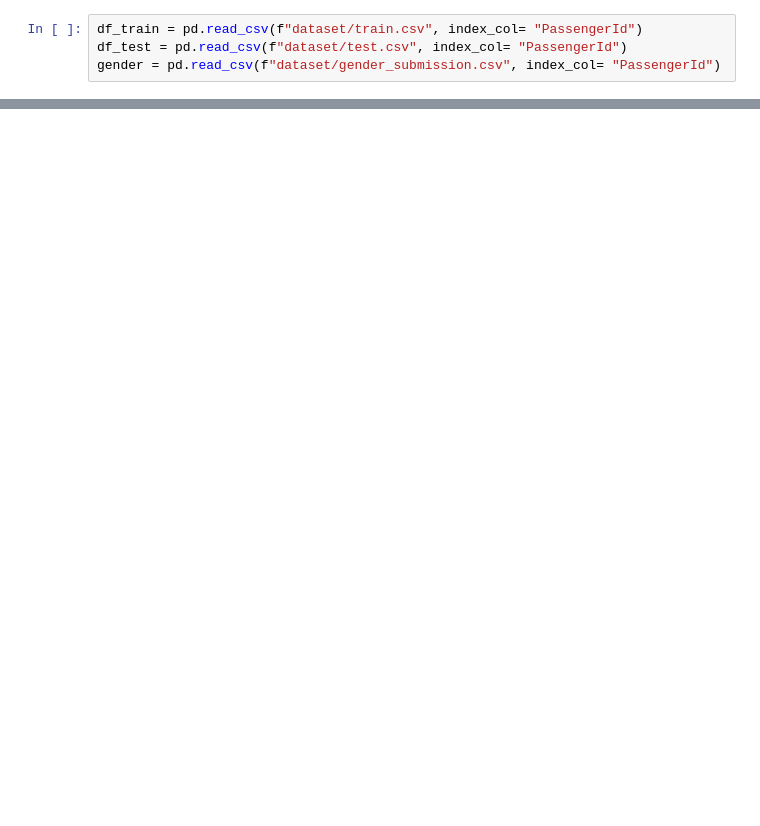
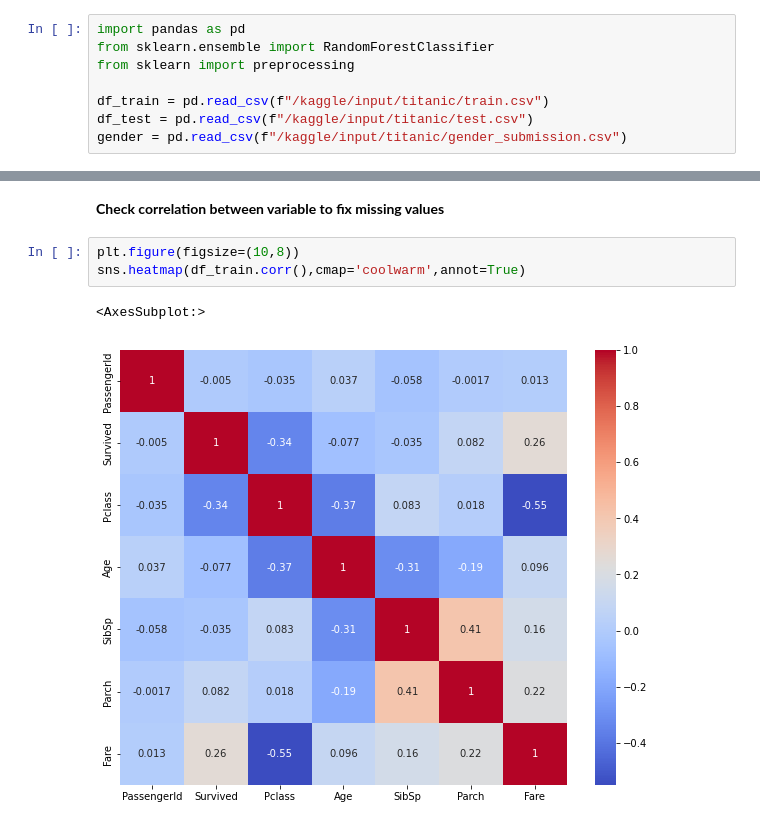
Before and after one commit to ivanvaccarics/kaggle-titanic, a Jupyter notebook: main.ipynb, the cells around one changed output, grey strips where cells are left out. Cells and saved outputs as stored; diff of their text form; blank space fills up the shorter version.

Commit message:
Draft kaggle submission

```diff
--- a/main.ipynb
+++ b/main.ipynb
@@ -10,7 +34,11 @@ from sklearn.metrics import accuracy_score
 # %%
-df_train = pd.read_csv(f"dataset/train.csv", index_col= "PassengerId")
-df_test = pd.read_csv(f"dataset/test.csv", index_col= "PassengerId")
-gender = pd.read_csv(f"dataset/gender_submission.csv", index_col= "PassengerId")
+import pandas as pd
+from sklearn.ensemble import RandomForestClassifier
+from sklearn import preprocessing
+
+df_train = pd.read_csv(f"/kaggle/input/titanic/train.csv")
+df_test = pd.read_csv(f"/kaggle/input/titanic/test.csv")
+gender = pd.read_csv(f"/kaggle/input/titanic/gender_submission.csv")
 # %%
 df_train.isnull().sum()
 # %% [output]
@@ -42,0 +89,8 @@ dtype: int64
+# %% [markdown]
+**Check correlation between variable to fix missing values**
+# %%
+plt.figure(figsize=(10,8))
+sns.heatmap(df_train.corr(),cmap='coolwarm',annot=True)
+# %% [output]
+<AxesSubplot:>
+[figure, added]
```
Also changed, not shown: parts of 29 cells of this notebook, 3 other files.
